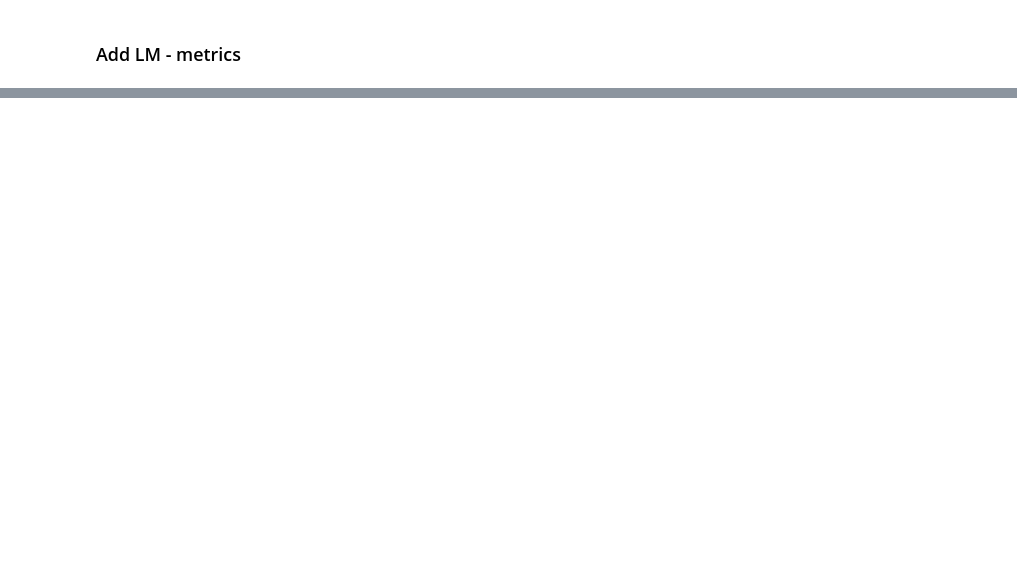
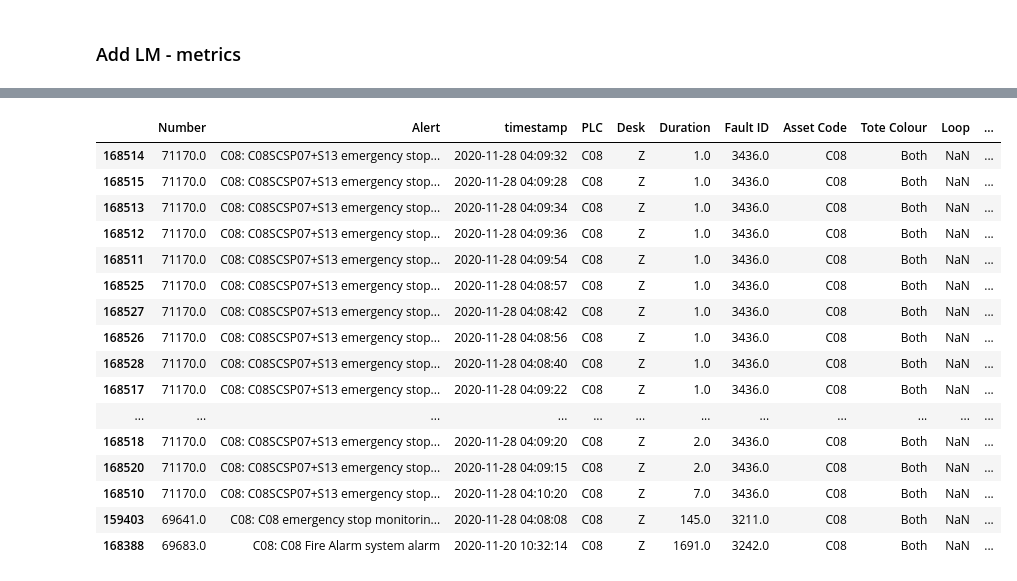
Before and after one commit to ch4413/scs, a Jupyter notebook: notebooks/Basic Model Jamie.ipynb, the cells around one changed output, grey strips where cells are left out. Drawn from its saved outputs; the diff is of its cells as text; code cells hidden in the pictures; blank space fills up the shorter version.

Commit message:
Cleaned code, unsuccesfully tried to fix cv issue, update tote lookup

```diff
--- a/notebooks/Basic Model Jamie.ipynb
+++ b/notebooks/Basic Model Jamie.ipynb
@@ -124,0 +161,20 @@ unmapped
+# %%
+fa[fa['Asset Code'] == 'C08']
+# %% [output]
+|  | Number | Alert | timestamp | PLC | Desk | Duration | Fault ID | Asset Code | Tote Colour | Loop | ... |
+| 168514 | 71170.0 | C08: C08SCSP07+S13 emergency stop... | 2020-11-28 04:09:32 | C08 | Z | 1.0 | 3436.0 | C08 | Both | NaN | ... |
+| 168515 | 71170.0 | C08: C08SCSP07+S13 emergency stop... | 2020-11-28 04:09:28 | C08 | Z | 1.0 | 3436.0 | C08 | Both | NaN | ... |
+| 168513 | 71170.0 | C08: C08SCSP07+S13 emergency stop... | 2020-11-28 04:09:34 | C08 | Z | 1.0 | 3436.0 | C08 | Both | NaN | ... |
+| 168512 | 71170.0 | C08: C08SCSP07+S13 emergency stop... | 2020-11-28 04:09:36 | C08 | Z | 1.0 | 3436.0 | C08 | Both | NaN | ... |
+| 168511 | 71170.0 | C08: C08SCSP07+S13 emergency stop... | 2020-11-28 04:09:54 | C08 | Z | 1.0 | 3436.0 | C08 | Both | NaN | ... |
+| 168525 | 71170.0 | C08: C08SCSP07+S13 emergency stop... | 2020-11-28 04:08:57 | C08 | Z | 1.0 | 3436.0 | C08 | Both | NaN | ... |
+| 168527 | 71170.0 | C08: C08SCSP07+S13 emergency stop... | 2020-11-28 04:08:42 | C08 | Z | 1.0 | 3436.0 | C08 | Both | NaN | ... |
+| 168526 | 71170.0 | C08: C08SCSP07+S13 emergency stop... | 2020-11-28 04:08:56 | C08 | Z | 1.0 | 3436.0 | C08 | Both | NaN | ... |
+| 168528 | 71170.0 | C08: C08SCSP07+S13 emergency stop... | 2020-11-28 04:08:40 | C08 | Z | 1.0 | 3436.0 | C08 | Both | NaN | ... |
+| 168517 | 71170.0 | C08: C08SCSP07+S13 emergency stop... | 2020-11-28 04:09:22 | C08 | Z | 1.0 | 3436.0 | C08 | Both | NaN | ... |
+| ... | ... | ... | ... | ... | ... | ... | ... | ... | ... | ... | ... |
+| 168518 | 71170.0 | C08: C08SCSP07+S13 emergency stop... | 2020-11-28 04:09:20 | C08 | Z | 2.0 | 3436.0 | C08 | Both | NaN | ... |
+| 168520 | 71170.0 | C08: C08SCSP07+S13 emergency stop... | 2020-11-28 04:09:15 | C08 | Z | 2.0 | 3436.0 | C08 | Both | NaN | ... |
+| 168510 | 71170.0 | C08: C08SCSP07+S13 emergency stop... | 2020-11-28 04:10:20 | C08 | Z | 7.0 | 3436.0 | C08 | Both | NaN | ... |
+| 159403 | 69641.0 | C08: C08 emergency stop monitorin... | 2020-11-28 04:08:08 | C08 | Z | 145.0 | 3211.0 | C08 | Both | NaN | ... |
+| 168388 | 69683.0 | C08: C08 Fire Alarm system alarm | 2020-11-20 10:32:14 | C08 | Z | 1691.0 | 3242.0 | C08 | Both | NaN | ... |
```
Also changed, not shown: parts of 9 cells of this notebook, 3 other files.
